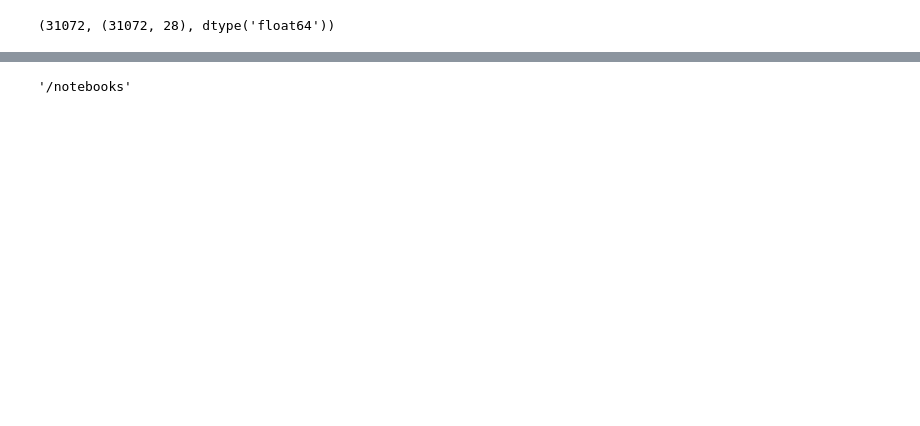
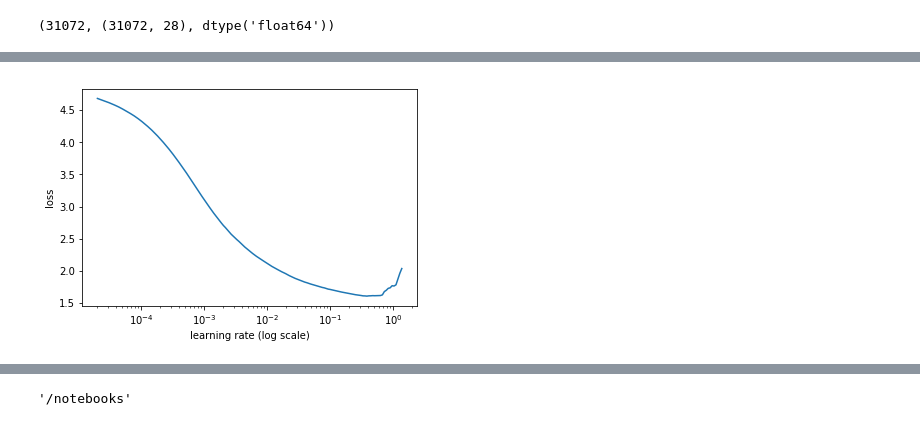
Before and after one commit to andrijdavid/kaggle_hpa, a Jupyter notebook: wrn.ipynb, the cells around one changed output, grey strips where cells are left out. Cells and saved outputs as stored; diff of their text form; code cells hidden in the pictures; blank space fills up the shorter version.

```diff
--- a/wrn.ipynb
+++ b/wrn.ipynb
@@ -109,7 +109,5 @@ len(train_names_sample),  y.shape, y.dtype
 (31072, (31072, 28), dtype('float64'))
 # %%
 ((val_x,trn_x),(val_y,trn_y)) = split_by_idx(val_idxs, np.array(train_names_sample), y)
-# %%
-stats = (0.5*np.ones(28), 0.2*np.ones(28))
 # %%
 # tfms = tfms_from_model(resnet34, sz=sz, crop_type=CropType.NO, aug_tfms=[])
@@ -177,13 +184,13 @@ class WideResNet(nn.Module):
 
         layers += [nn.BatchNorm2d(n_channels[3]), nn.ReLU(inplace=True), nn.AdaptiveAvgPool2d(1),
                    Flatten(), nn.Linear(n_channels[3], num_classes)]
-        layers += [nn.Sigmoid()]
+#         layers += [nn.Sigmoid()]
         self.features = nn.Sequential(*layers)
 
     def forward(self, x): return self.features(x)
 
 
-def wrn_22(): return WideResNet(num_groups=3, N=3, num_classes=28, k=6, drop_p=0.)
+def wrn_22(): return WideResNet(num_groups=3, N=3, num_classes=28, k=6, drop_p=0.1)
 # %%
 # m = Darknet([1,2,4], 28)
 m = wrn_22()
@@ -196,13 +203,40 @@ def f1_(preds, targs, start=0.17, end=0.24, step=0.01):
         warnings.simplefilter("ignore")
         return max([fbeta_score(targs, (preds>th), 1, average='samples')
                     for th in np.arange(start,end,step)])
+# %%
+class FocalLoss(nn.Module):
+    def __init__(self, gamma=2):
+        super().__init__()
+        self.gamma = gamma
+
+    def forward(self, input, target):
+        if not (target.size() == input.size()):
+            raise ValueError("Target size ({}) must be the same as input size ({})"
+                             .format(target.size(), input.size()))
+
+        max_val = (-input).clamp(min=0)
+        loss = input - input * target + max_val + \
+            ((-max_val).exp() + (-input - max_val).exp()).log()
+
+        invprobs = F.logsigmoid(-input * (target * 2.0 - 1.0))
+        loss = (invprobs * self.gamma).exp() * loss
+
+        return loss.sum(dim=1).mean()
+
+
+
+def acc(preds,targs,th=0.0):
+    preds = (preds > th).int()
+    targs = targs.int()
+    return (preds==targs).float().mean()
 # %%
 md = get_data(sz=64, bs=128)
 # %%
 learn = ConvLearner.from_model_data(m, md, tmp_name=TMP, models_name=MODEL)
-learn.crit = nn.BCELoss() #nn.BCEWithLogitsLoss()
+learn.crit = FocalLoss()#nn.BCEWithLogitsLoss()
 learn.opt_fn = optim.Adam
-learn.metrics = [f1_]
+learn.metrics = [f1_, acc]
 # %%
-# learn.lr_find()
-# learn.sched.plot()
+learn.lr_find()
+learn.sched.plot()
+# %% [output]
@@ -209,2 +244,3 @@ learn.metrics = [f1_]
+[figure, added]
 # %%
 # lr = 1e-2 #darknet
```
Also changed, not shown: parts of 10 cells of this notebook.
